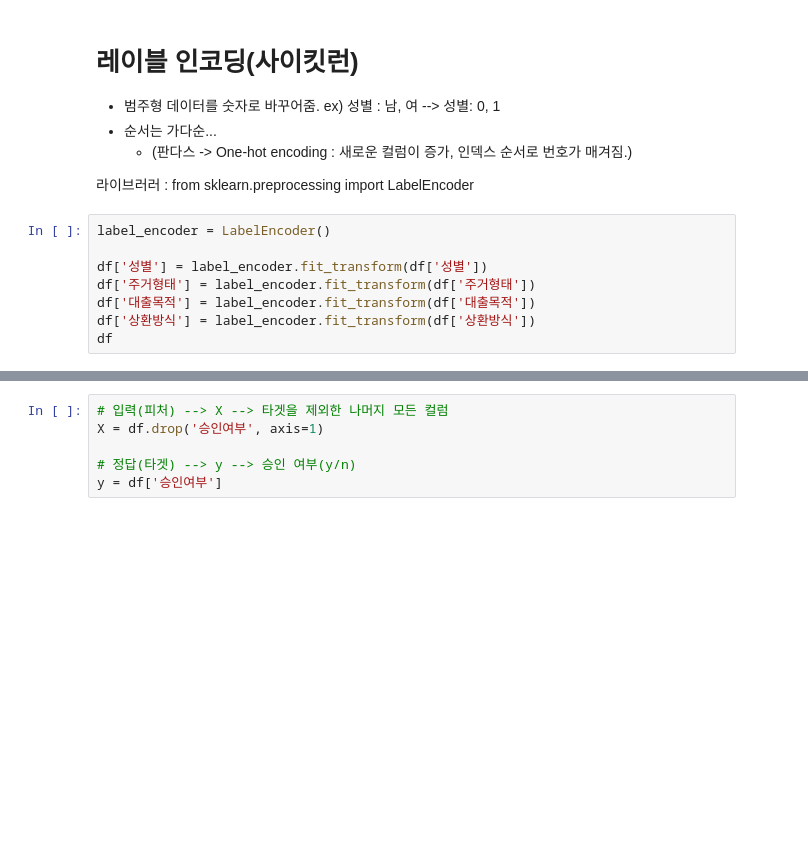
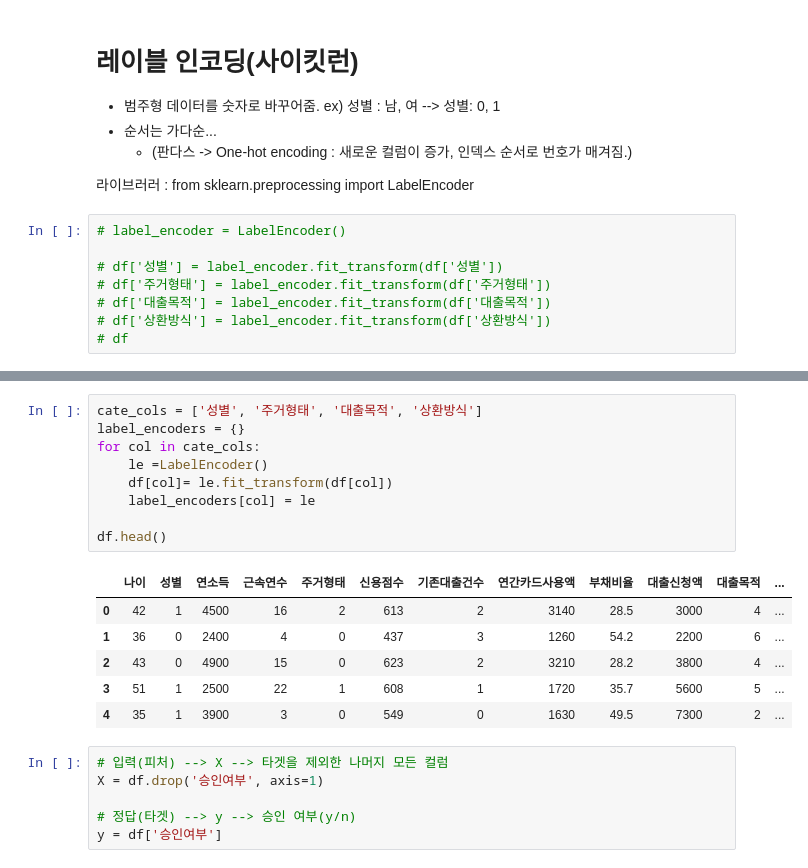
Before and after one commit to eunkyeongc/mlops_loan, a Jupyter notebook: EDA_test.ipynb, the cells around one changed output, grey strips where cells are left out. Drawn from its saved outputs; the diff is of its cells as text; blank space fills up the shorter version.

```diff
--- a/EDA_test.ipynb
+++ b/EDA_test.ipynb
@@ -187,10 +187,10 @@ Name: count, dtype: int64
 
 라이브러러 : from sklearn.preprocessing import LabelEncoder
 # %%
-label_encoder = LabelEncoder()
+# label_encoder = LabelEncoder()
 
-df['성별'] = label_encoder.fit_transform(df['성별'])
-df['주거형태'] = label_encoder.fit_transform(df['주거형태'])
-df['대출목적'] = label_encoder.fit_transform(df['대출목적'])
-df['상환방식'] = label_encoder.fit_transform(df['상환방식'])
-df
+# df['성별'] = label_encoder.fit_transform(df['성별'])
+# df['주거형태'] = label_encoder.fit_transform(df['주거형태'])
+# df['대출목적'] = label_encoder.fit_transform(df['대출목적'])
+# df['상환방식'] = label_encoder.fit_transform(df['상환방식'])
+# df
@@ -211,3 +197,19 @@ df
+# %%
+cate_cols = ['성별', '주거형태', '대출목적', '상환방식']
+label_encoders = {}
+for col in cate_cols:
+    le =LabelEncoder()
+    df[col]= le.fit_transform(df[col])
+    label_encoders[col] = le
+
+df.head()
+# %% [output]
+|  | 나이 | 성별 | 연소득 | 근속연수 | 주거형태 | 신용점수 | 기존대출건수 | 연간카드사용액 | 부채비율 | 대출신청액 | 대출목적 | ... |
+| 0 | 42 | 1 | 4500 | 16 | 2 | 613 | 2 | 3140 | 28.5 | 3000 | 4 | ... |
+| 1 | 36 | 0 | 2400 | 4 | 0 | 437 | 3 | 1260 | 54.2 | 2200 | 6 | ... |
+| 2 | 43 | 0 | 4900 | 15 | 0 | 623 | 2 | 3210 | 28.2 | 3800 | 4 | ... |
+| 3 | 51 | 1 | 2500 | 22 | 1 | 608 | 1 | 1720 | 35.7 | 5600 | 5 | ... |
+| 4 | 35 | 1 | 3900 | 3 | 0 | 549 | 0 | 1630 | 49.5 | 7300 | 2 | ... |
 # %%
 # 입력(피처) --> X --> 타겟을 제외한 나머지 모든 컬럼
 X = df.drop('승인여부', axis=1)
```
Also changed, not shown: parts of 5 cells of this notebook, 8 other files.
